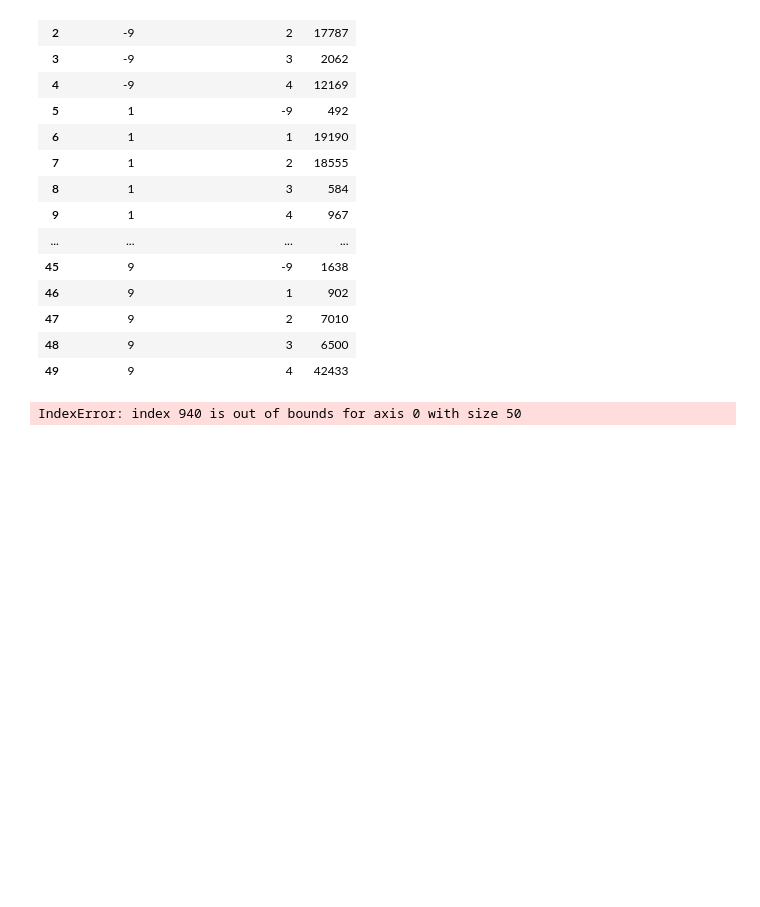
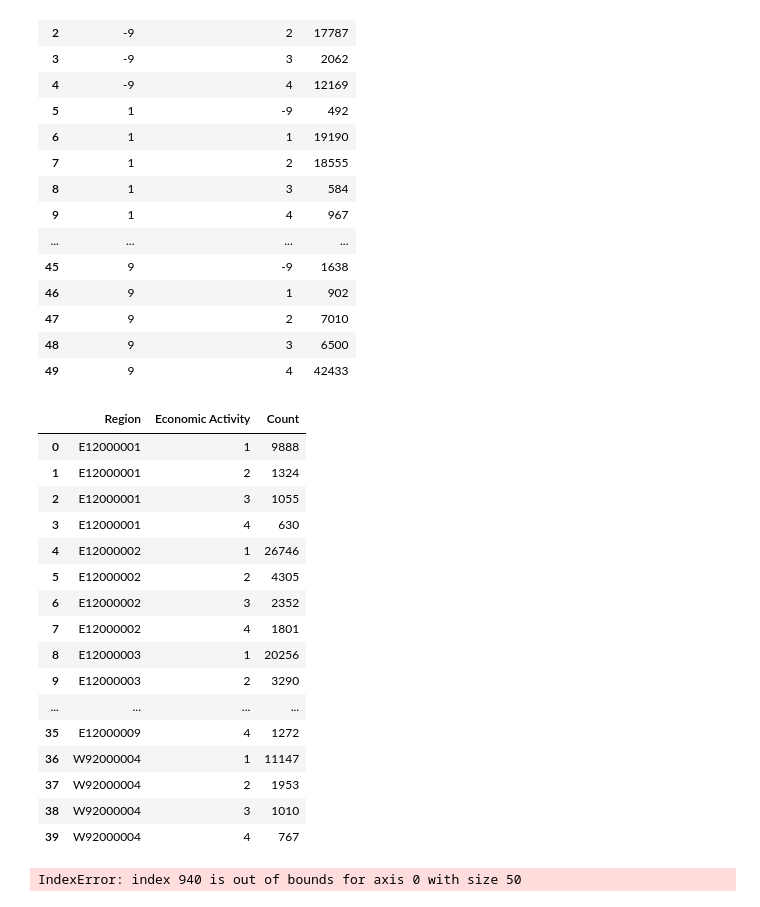
Before and after one commit to Essymay/CS2006p3, a Jupyter notebook: census2011.ipynb, the cells around one changed output. Saved outputs shown, nothing was run; the diff lists cells and outputs as text; code cells hidden in the pictures; blank space fills up the shorter version.

```diff
--- a/census2011.ipynb
+++ b/census2011.ipynb
@@ -679,3 +678,27 @@ data = refinedData[(refinedData['Region'] == 'E12000001') & (refinedData['Econom
+# %%
+data = refinedData[(refinedData['Economic Activity'] < 5) & (refinedData['Economic Activity']>-1)]
+
+byRegionAndEconomicActivity = data[['Region', 'Economic Activity']].copy()
+byRegionAndEconomicActivity = byRegionAndEconomicActivity.groupby(['Region', 'Economic Activity']).size()
+byRegionAndEconomicActivity.reset_index(name='Count')
+# %% [output]
+|  | Region | Economic Activity | Count |
+| 0 | E12000001 | 1 | 9888 |
+| 1 | E12000001 | 2 | 1324 |
+| 2 | E12000001 | 3 | 1055 |
+| 3 | E12000001 | 4 | 630 |
+| 4 | E12000002 | 1 | 26746 |
+| 5 | E12000002 | 2 | 4305 |
+| 6 | E12000002 | 3 | 2352 |
+| 7 | E12000002 | 4 | 1801 |
+| 8 | E12000003 | 1 | 20256 |
+| 9 | E12000003 | 2 | 3290 |
+| ... | ... | ... | ... |
+| 35 | E12000009 | 4 | 1272 |
+| 36 | W92000004 | 1 | 11147 |
+| 37 | W92000004 | 2 | 1953 |
+| 38 | W92000004 | 3 | 1010 |
+| 39 | W92000004 | 4 | 767 |
 # %%
 from mpl_toolkits.mplot3d import Axes3D
 import numpy as np
```
Also changed, not shown: parts of 2 cells of this notebook.
